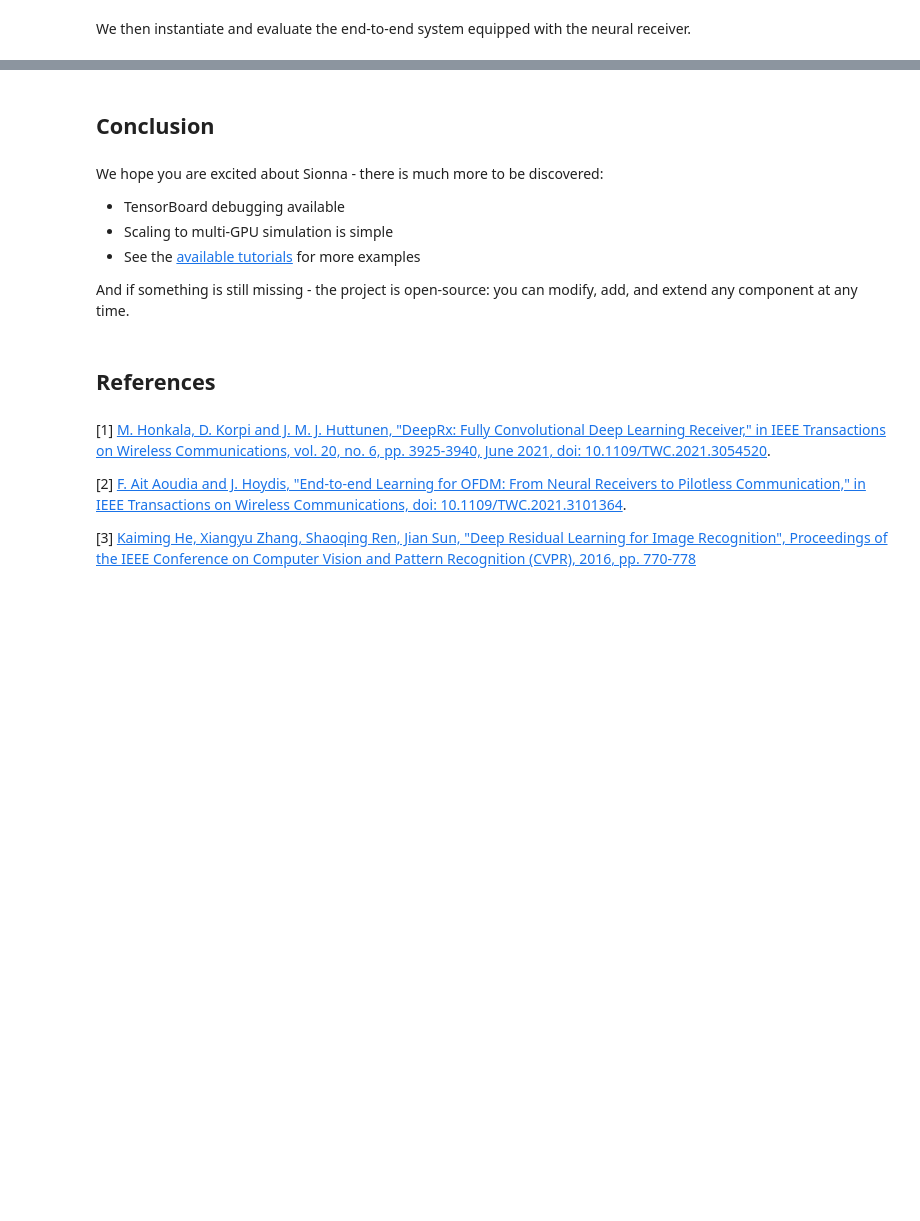
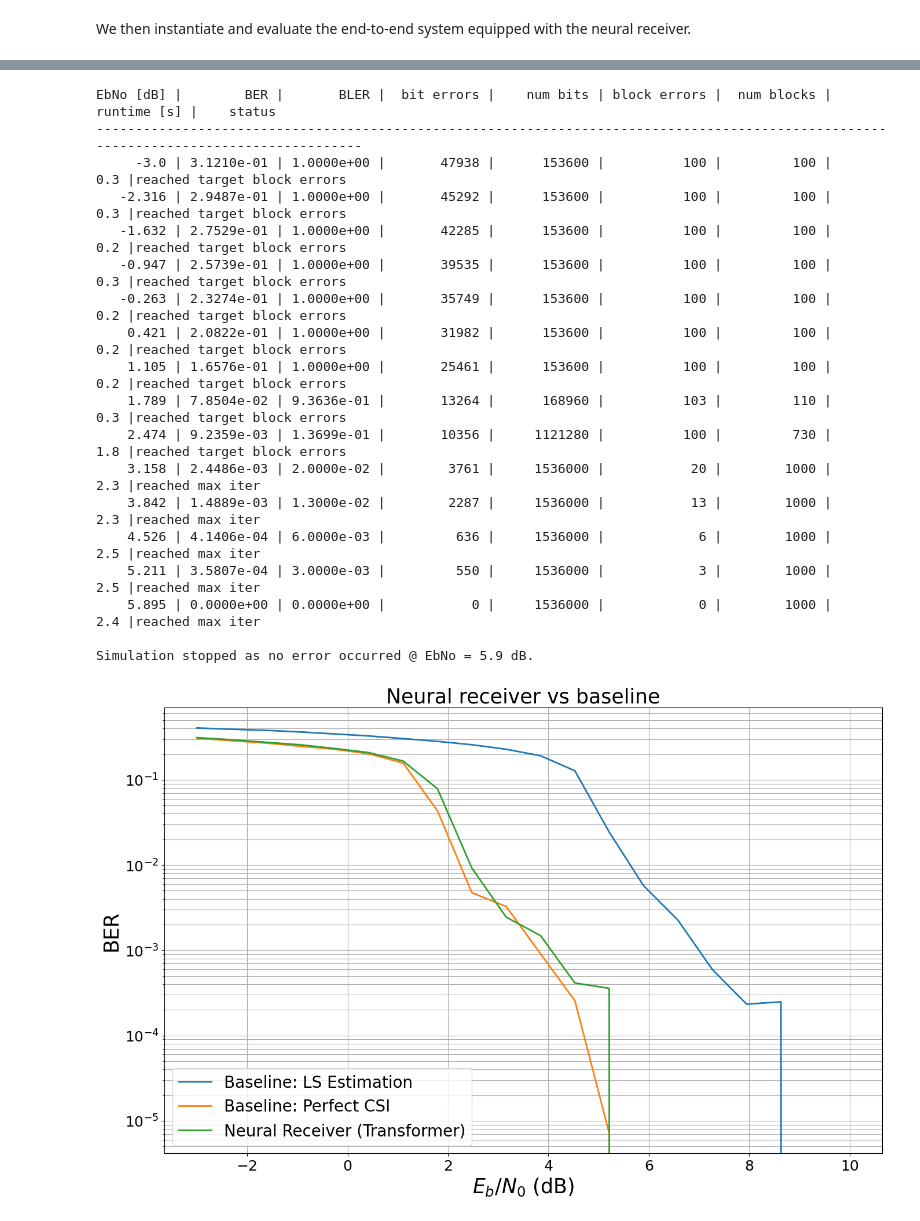
Before and after one commit to NYCU-ICCLab/sionna_introduction, a Jupyter notebook: sample_code/Demo_neural_receiver.ipynb, the cells around one changed output, grey strips where cells are left out. Saved outputs shown, nothing was run; the diff lists cells and outputs as text; code cells hidden in the pictures; blank space fills up the shorter version.

```diff
--- a/sample_code/Demo_neural_receiver.ipynb
+++ b/sample_code/Demo_neural_receiver.ipynb
@@ -477,28 +581,31 @@ ValueError: Layer ofdm_system_neural_receiver_1 weight shape (128, 128, 14) is n
 # %%
 # Computing and plotting BER
+ber_plots.title="Neural receiver vs baseline"
 ber_plots.simulate(model_neuralrx,
                   ebno_dbs=np.linspace(EBN0_DB_MIN, EBN0_DB_MAX, 20),
                   batch_size=BATCH_SIZE,
                   num_target_block_errors=100,
-                  legend="Neural Receiver",
+                  legend="Neural Receiver (Transformer)",
                   soft_estimates=True,
                   max_mc_iter=100,
                   show_fig=True);
+# %% [output]
+EbNo [dB] |        BER |       BLER |  bit errors |    num bits | block errors |  num blocks | runtime [s] |    status
+---------------------------------------------------------------------------------------------------------------------------------------
+     -3.0 | 3.1210e-01 | 1.0000e+00 |       47938 |      153600 |          100 |         100 |         0.3 |reached target block errors
+   -2.316 | 2.9487e-01 | 1.0000e+00 |       45292 |      153600 |          100 |         100 |         0.3 |reached target block errors
+   -1.632 | 2.7529e-01 | 1.0000e+00 |       42285 |      153600 |          100 |         100 |         0.2 |reached target block errors
+   -0.947 | 2.5739e-01 | 1.0000e+00 |       39535 |      153600 |          100 |         100 |         0.3 |reached target block errors
+   -0.263 | 2.3274e-01 | 1.0000e+00 |       35749 |      153600 |          100 |         100 |         0.2 |reached target block errors
+    0.421 | 2.0822e-01 | 1.0000e+00 |       31982 |      153600 |          100 |         100 |         0.2 |reached target block errors
+    1.105 | 1.6576e-01 | 1.0000e+00 |       25461 |      153600 |          100 |         100 |         0.2 |reached target block errors
+    1.789 | 7.8504e-02 | 9.3636e-01 |       13264 |      168960 |          103 |         110 |         0.3 |reached target block errors
+    2.474 | 9.2359e-03 | 1.3699e-01 |       10356 |     1121280 |          100 |         730 |         1.8 |reached target block errors
+    3.158 | 2.4486e-03 | 2.0000e-02 |        3761 |     1536000 |           20 |        1000 |         2.3 |reached max iter
+    3.842 | 1.4889e-03 | 1.3000e-02 |        2287 |     1536000 |           13 |        1000 |         2.3 |reached max iter
+    4.526 | 4.1406e-04 | 6.0000e-03 |         636 |     1536000 |            6 |        1000 |         2.5 |reached max iter
+    5.211 | 3.5807e-04 | 3.0000e-03 |         550 |     1536000 |            3 |        1000 |         2.5 |reached max iter
+    5.895 | 0.0000e+00 | 0.0000e+00 |           0 |     1536000 |            0 |        1000 |         2.4 |reached max iter
+
+Simulation stopped as no error occurred @ EbNo = 5.9 dB.
+[figure, added]
-# %% [markdown]
-## Conclusion <a class="anchor" id="Conclusion"></a>
-# %% [markdown]
-We hope you are excited about Sionna - there is much more to be discovered:
-
-- TensorBoard debugging available
-- Scaling to multi-GPU simulation is simple
-- See the [available tutorials](https://nvlabs.github.io/sionna/tutorials.html) for more examples
-
-And if something is still missing - the project is open-source: you can modify, add, and extend any component at any time.
-# %% [markdown]
-## References
-# %% [markdown]
-[1] [M. Honkala, D. Korpi and J. M. J. Huttunen, "DeepRx: Fully Convolutional Deep Learning Receiver," in IEEE Transactions on Wireless Communications, vol. 20, no. 6, pp. 3925-3940, June 2021, doi: 10.1109/TWC.2021.3054520](https://ieeexplore.ieee.org/abstract/document/9345504).
-
-[2] [F. Ait Aoudia and J. Hoydis, "End-to-end Learning for OFDM: From Neural Receivers to Pilotless Communication," in IEEE Transactions on Wireless Communications, doi: 10.1109/TWC.2021.3101364](https://ieeexplore.ieee.org/abstract/document/9508784).
-
-[3] [Kaiming He, Xiangyu Zhang, Shaoqing Ren, Jian Sun, "Deep Residual Learning for Image Recognition", Proceedings of the IEEE Conference on Computer Vision and Pattern Recognition (CVPR), 2016, pp. 770-778](https://openaccess.thecvf.com/content_cvpr_2016/html/He_Deep_Residual_Learning_CVPR_2016_paper.html)
```
Also changed, not shown: parts of 11 cells of this notebook, 2 other files.
